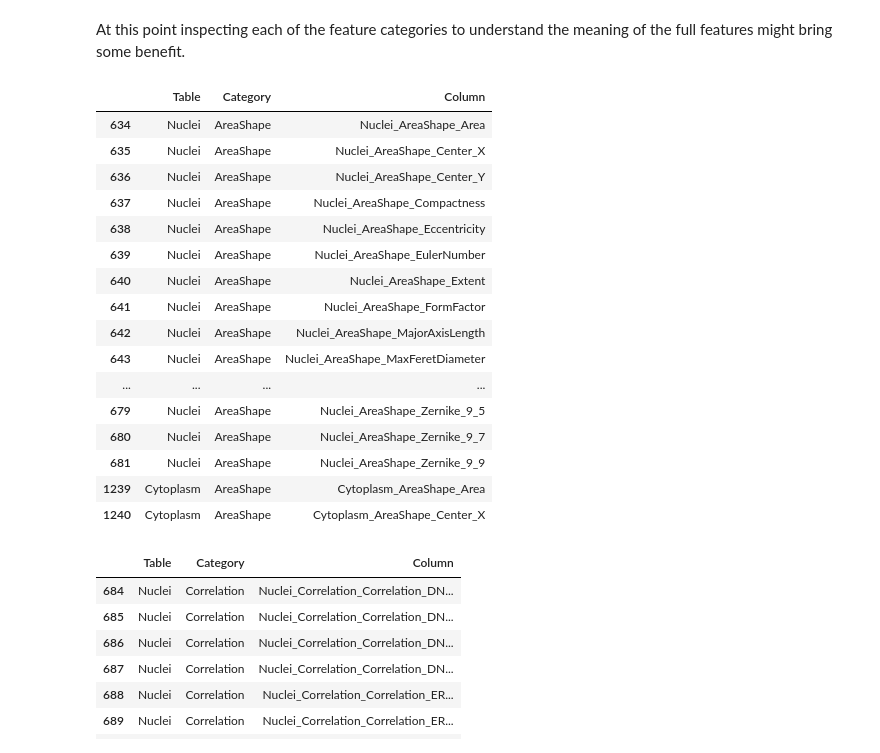
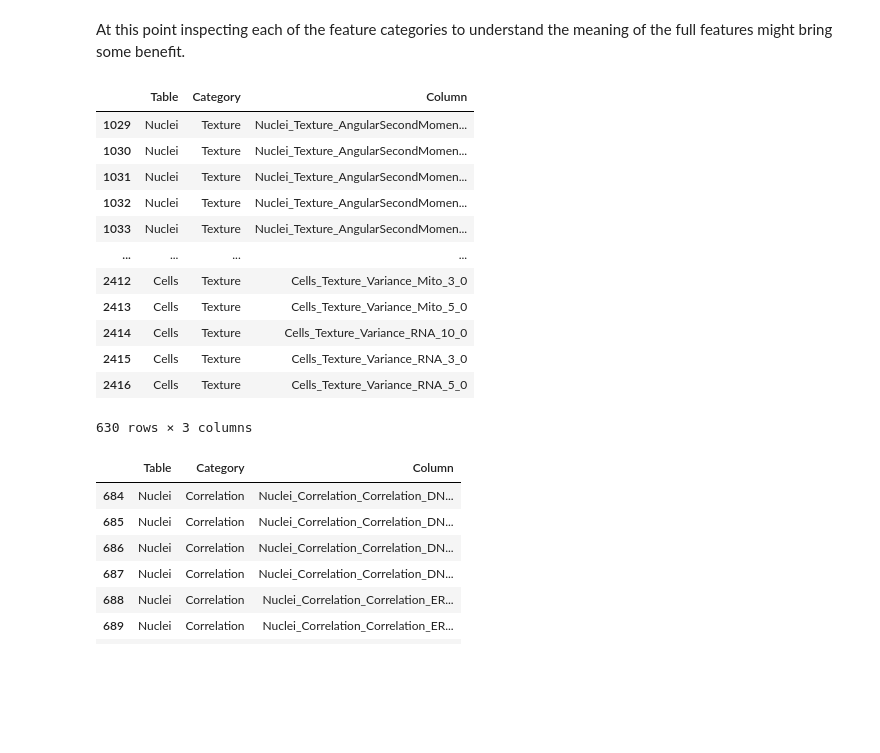
Before and after one commit to emreguler97/project-vermeer, a Jupyter notebook: project_vermeer.ipynb, the cells around one changed output. Saved outputs shown, nothing was run; the diff lists cells and outputs as text; code cells hidden in the pictures; blank space fills up the shorter version.

```diff
--- a/project_vermeer.ipynb
+++ b/project_vermeer.ipynb
@@ -204,8 +206,9 @@ This won't be a problem with Mimetas' in-house data, but the CellProfiler extrac
 # %%
-columns_dict = get_db_columns(get_db_cursor(db_path='../Data/bray2017/24278/extracted_features/24278.sqlite'))
+db_tables = get_db_tables(get_db_cursor(db_path='../Data/bray2017/24278/extracted_features/24278.sqlite'))
+db_columns = get_db_columns(get_db_cursor(db_path='../Data/bray2017/24278/extracted_features/24278.sqlite'))
 feature_categories = []
 
-for table_name, columns in columns_dict.items():
+for table_name, columns in db_columns.items():
     for col in columns:
         parts = col.split(sep='_', maxsplit=2)
         if len(parts) == 3:
@@ -268,25 +271,21 @@ dtype: int64
 # %% [markdown]
 At this point inspecting each of the feature categories to understand the meaning of the full features might bring some benefit.
 # %%
-feature_columns_df[feature_columns_df['Category'] == 'AreaShape'].head(50)
+feature_columns_df[feature_columns_df['Category'] == 'Texture']
 # %% [output]
 |  | Table | Category | Column |
-| 634 | Nuclei | AreaShape | Nuclei_AreaShape_Area |
-| 635 | Nuclei | AreaShape | Nuclei_AreaShape_Center_X |
-| 636 | Nuclei | AreaShape | Nuclei_AreaShape_Center_Y |
-| 637 | Nuclei | AreaShape | Nuclei_AreaShape_Compactness |
-| 638 | Nuclei | AreaShape | Nuclei_AreaShape_Eccentricity |
-| 639 | Nuclei | AreaShape | Nuclei_AreaShape_EulerNumber |
-| 640 | Nuclei | AreaShape | Nuclei_AreaShape_Extent |
-| 641 | Nuclei | AreaShape | Nuclei_AreaShape_FormFactor |
-| 642 | Nuclei | AreaShape | Nuclei_AreaShape_MajorAxisLength |
-| 643 | Nuclei | AreaShape | Nuclei_AreaShape_MaxFeretDiameter |
+| 1029 | Nuclei | Texture | Nuclei_Texture_AngularSecondMomen... |
+| 1030 | Nuclei | Texture | Nuclei_Texture_AngularSecondMomen... |
+| 1031 | Nuclei | Texture | Nuclei_Texture_AngularSecondMomen... |
+| 1032 | Nuclei | Texture | Nuclei_Texture_AngularSecondMomen... |
+| 1033 | Nuclei | Texture | Nuclei_Texture_AngularSecondMomen... |
 | ... | ... | ... | ... |
-| 679 | Nuclei | AreaShape | Nuclei_AreaShape_Zernike_9_5 |
-| 680 | Nuclei | AreaShape | Nuclei_AreaShape_Zernike_9_7 |
-| 681 | Nuclei | AreaShape | Nuclei_AreaShape_Zernike_9_9 |
-| 1239 | Cytoplasm | AreaShape | Cytoplasm_AreaShape_Area |
-| 1240 | Cytoplasm | AreaShape | Cytoplasm_AreaShape_Center_X |
+| 2412 | Cells | Texture | Cells_Texture_Variance_Mito_3_0 |
+| 2413 | Cells | Texture | Cells_Texture_Variance_Mito_5_0 |
+| 2414 | Cells | Texture | Cells_Texture_Variance_RNA_10_0 |
+| 2415 | Cells | Texture | Cells_Texture_Variance_RNA_3_0 |
+| 2416 | Cells | Texture | Cells_Texture_Variance_RNA_5_0 |
+630 rows × 3 columns
 # %%
 feature_columns_df[feature_columns_df['Category'] == 'Correlation'].head(50)
 # %% [output]
```
Also changed, not shown: parts of 22 cells of this notebook.
